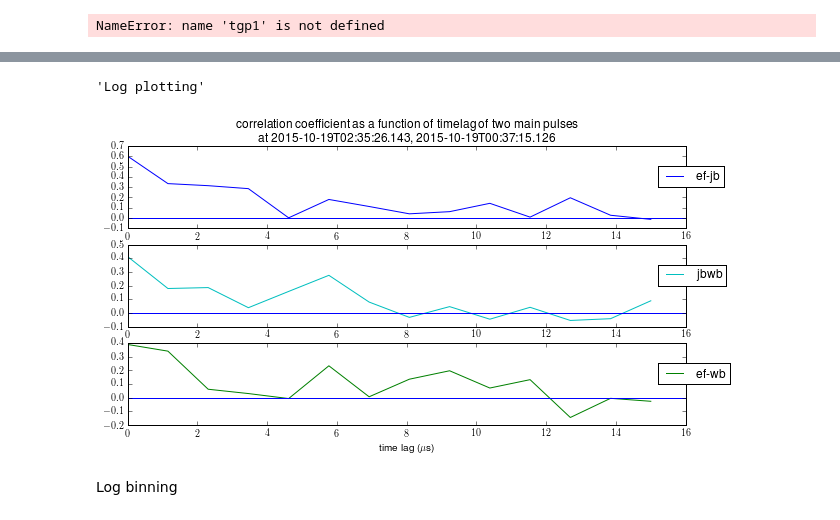
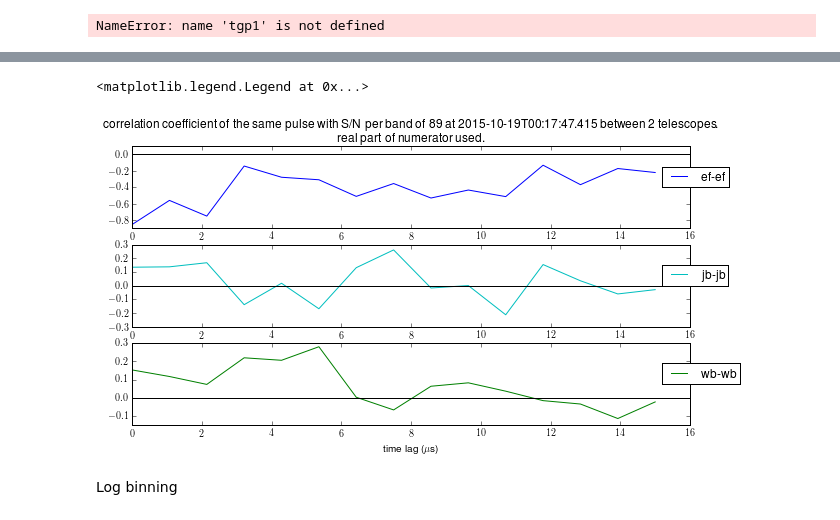
Before and after one commit to xiaozhengxu/scint_analysis, a Jupyter notebook: EVN_crab/process_frequency.ipynb, the cells around one changed output, grey strips where cells are left out. Drawn from its saved outputs; the diff is of its cells as text; code cells hidden in the pictures.

```diff
--- a/EVN_crab/process_frequency.ipynb
+++ b/EVN_crab/process_frequency.ipynb
@@ -314,11 +324,23 @@ j = 85
 # fs2ef = load_gp(text_lines[j-1],'ef',512)
 # fs1jb = load_gp(text_lines[i-1],'jb',512)
 # fs2jb = load_gp(text_lines[j-1],'jb',512)
+time_string1 = '2015-10-19T00:17:47.415' # S/N = 89!, main pulse
+time_string2 = '2015-10-19T02:35:26.143' # S/N = 43, main pulse
+time_string3 = '2015-10-19T02:06:52.280' #S/N = 7.9, inter pulse
+time_string4 = '2015-10-19T02:06:58.031' #S/N = 9.6, main pulse
 
+time_string5 = '2015-10-18T23:47:20.315' #S/N = 11, interpulse
+time_string6 = '2015-10-18T23:47:20.807' #S/N = 11, main pulse
+
+time_string7 = '2015-10-19T00:37:14.418' #S/N = 13, main pulse
+time_string8 = '2015-10-19T00:37:15.126' #S/N = 7.2, main pulse
+
+S_N2 = 43
+S_N1 = 89
 #Using robert's data
-ccefjb = find_cc(load_gp(text_lines[i-1],'ef',512),load_gp(text_lines[i-1],'jb',512),binned=1)
-ccjbwb = find_cc(load_gp(text_lines[i-1],'jb',512),load_gp(text_lines[i-1],'wb',512),binned=1)
-ccefwb = find_cc(load_gp(text_lines[i-1],'ef',512),load_gp(text_lines[i-1],'wb',512),binned=1)
+ccefjb = find_cc(load_gp(time_string1,'ef',512),load_gp(time_string1,'jb',512),binned=1)
+ccjbwb = find_cc(load_gp(time_string1,'jb',512),load_gp(time_string1,'wb',512),binned=1)
+ccefwb = find_cc(load_gp(time_string1,'ef',512),load_gp(time_string1,'wb',512),binned=1)
 
 #Getting data from my frequency array
 # ccef1 = find_cc1(freq_values[i-1],freq_values[j-1],binned=1)
@@ -332,37 +363,38 @@ ccefwb = find_cc(load_gp(text_lines[i-1],'ef',512),load_gp(text_lines[i-1],'wb',
 # %%
 '''Linear plotting'''
-N=14
+N=15
 
 figure(figsize= (10,5))
 ax1 = subplot(3,1,1)
-plot(np.linspace(0,15,N),ccefjb,label='ef-jb')
+plot(np.linspace(0,15,N),ccefjb,label='ef-ef')
 # ylim(-.2,.2)
-axhline(y=0.)
-title('correlation coefficient as a function of timelag of two main pulses\n at {}, {}'.format(time_values[i-1],time_values[j-1]))
+axhline(y=0.,color = 'black')
+# title('correlation coefficient as a function of timelag of two main pulses\n at {}, {}'.format(time_values[i-1],time_values[j-1]))
+title('correlation coefficient of the same pulse with S/N per band of {} at {} between 2 telescopes. \n real part of numerator used.'.format(S_N1,time_string1))
 legend(loc=(0.95,0.5))
 
 ax2=subplot(3,1,2)
-plot(np.linspace(0,15,N),ccjbwb,'c',label = 'jbwb')
+plot(np.linspace(0,15,N),ccjbwb,'c',label = 'jb-jb')
 # ylim(-.2,.2)
-axhline(y=0.)
+axhline(y=0.,color = 'black')
 # axarr[1].set_title('jb:correlation coefficient as a function of timelag of two main pulses\n at {}, {}'.format(time_values[i-1],time_values[j-1]))
 legend(loc=(0.95,0.5))
 
 ax2=subplot(3,1,3)
-plot(np.linspace(0,15,N),ccefwb,'g',label='ef-wb')
+plot(np.linspace(0,15,N),ccefwb,'g',label='wb-wb')
 # ylim(-.2,.2)
-axhline(y=0.)
+axhline(y=0.,color = 'black')
 xlabel(r'time lag ($\mu$s)')
 # axarr[2].set_title('wb:correlation coefficient as a function of timelag of two main pulses\n at {}, {}'.format(time_values[i-1],time_values[j-1]))
 legend(loc=(0.95,0.5))
 
 
-'''Log plotting'''
+# '''Log plotting'''
 # figure(figsize=(10,3))
 # semilogx(ccef)
 # %% [output]
-'Log plotting'
+<matplotlib.legend.Legend at 0x...>
-[figure, old version]
+[figure, new version]
 # %% [markdown]
 Log binning
 # %%
```
Also changed, not shown: parts of 8 cells of this notebook, 30 other files.
